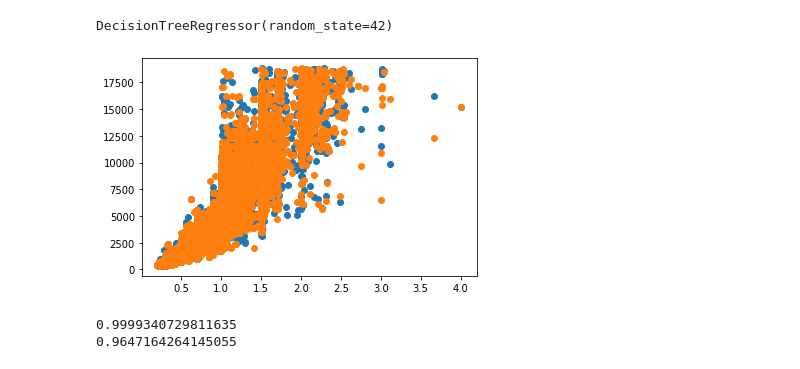
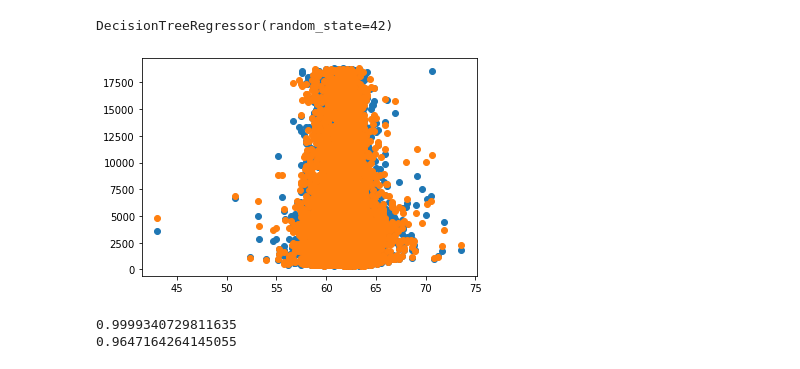
Before and after one commit to Betancur1991/ProyectoPreciosJoyas, a Jupyter notebook: DiamondsPrices_Modelado.ipynb, the cells around one changed output. Drawn from its saved outputs; the diff is of its cells as text; code cells hidden in the pictures.

```diff
--- a/DiamondsPrices_Modelado.ipynb
+++ b/DiamondsPrices_Modelado.ipynb
@@ -447,11 +447,11 @@ DecisionTreeRegressor(random_state=42)
 train_preds = dec_tree.predict(X_train_processed)
 test_preds = dec_tree.predict(X_test_processed)
 # %%
-plt.scatter(X_test['carat'],y_test)
-plt.scatter(X_test['carat'],test_preds)
+plt.scatter(X_test['depth'],y_test)
+plt.scatter(X_test['depth'],test_preds)
 plt.show()
 # %% [output]
-[figure, old version]
+[figure, new version]
 # %%
 train_score = dec_tree.score(X_train_processed, y_train)
 test_score = dec_tree.score(X_test_processed, y_test)
```
Also changed, not shown: parts of 3 cells of this notebook.
